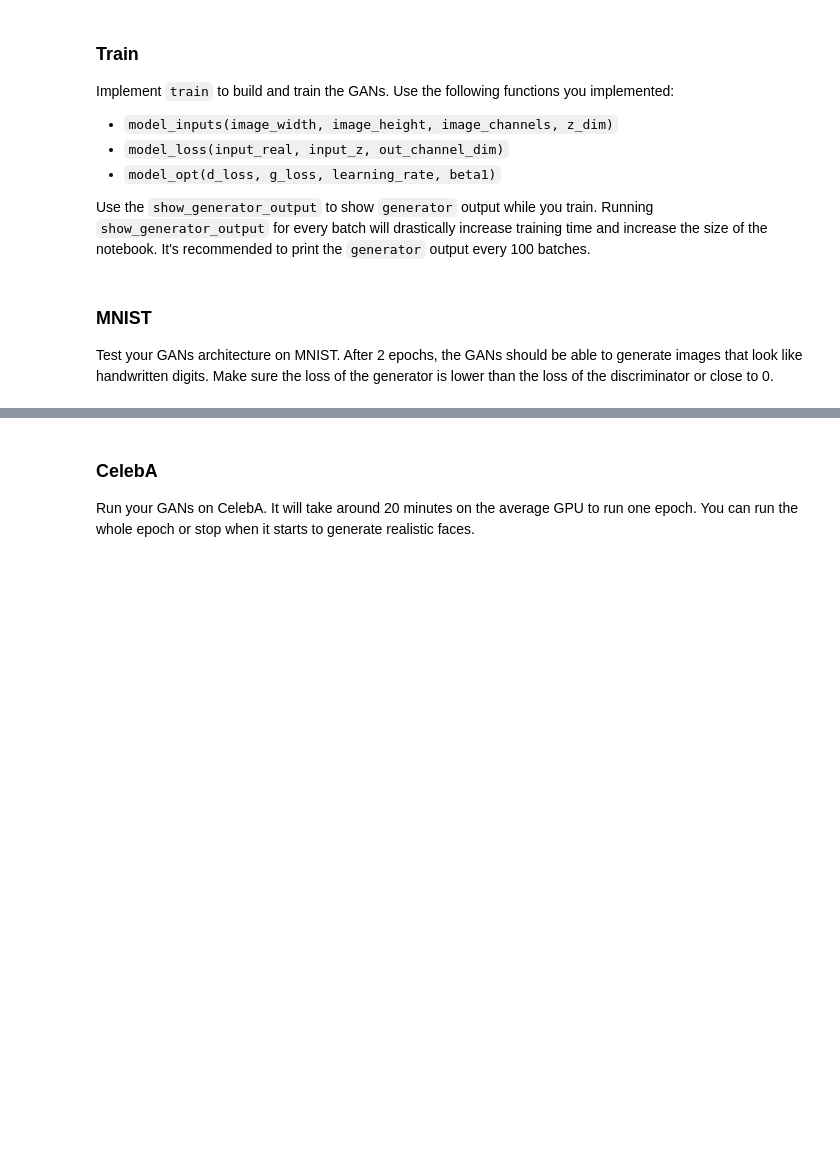
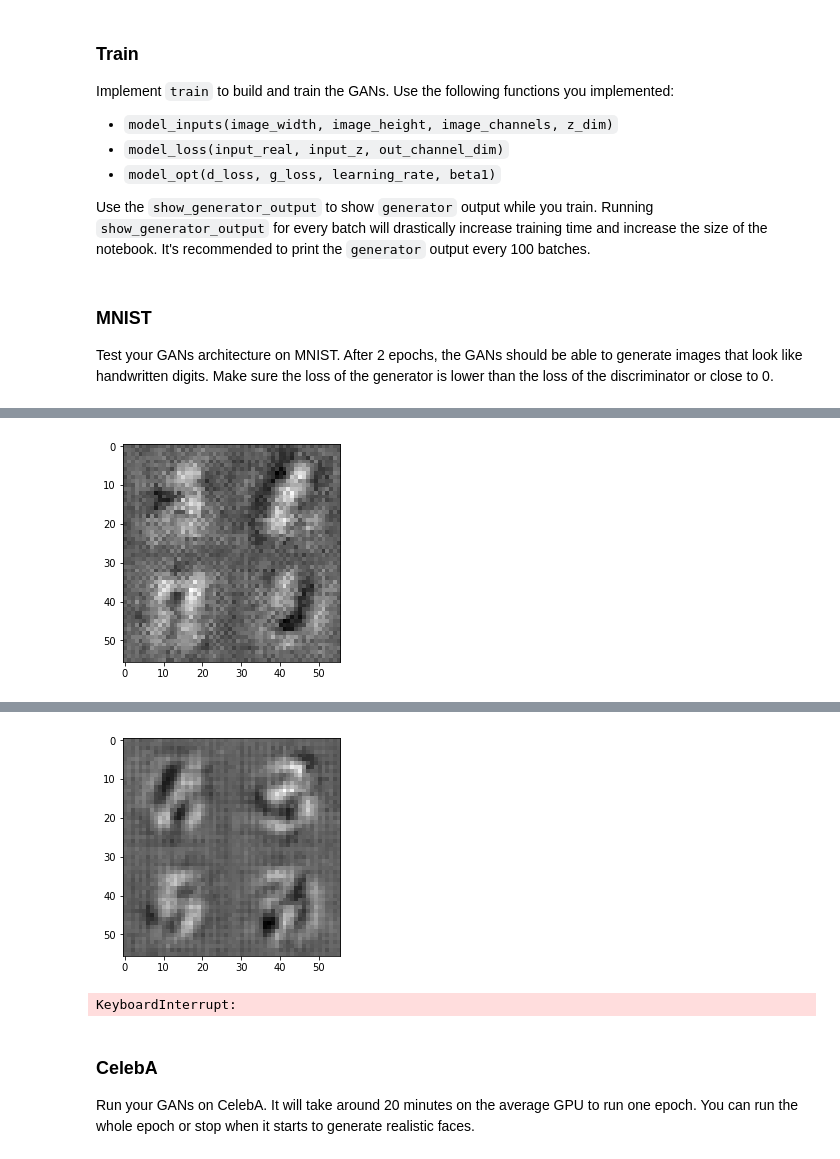
Before and after one commit to sisnkemp/deep-learning, a Jupyter notebook: face_generation/dlnd_face_generation.ipynb, the cells around one changed output, grey strips where cells are left out. Cells and saved outputs as stored; diff of their text form; code cells hidden in the pictures; blank space fills up the shorter version.

```diff
--- a/face_generation/dlnd_face_generation.ipynb
+++ b/face_generation/dlnd_face_generation.ipynb
@@ -114,9 +114,9 @@ def model_inputs(image_width, image_height, image_channels, z_dim):
     :param z_dim: The dimension of Z
     :return: Tuple of (tensor of real input images, tensor of z data, learning rate)
     """
-    real_input = tf.placeholder(tf.float32, [None, image_width, image_height, image_channels])
-    z_input = tf.placeholder(tf.float32, [None, z_dim])
-    lr = tf.placeholder(tf.float32)
+    real_input = tf.placeholder(tf.float32, [None, image_width, image_height, image_channels], name = 'real')
+    z_input = tf.placeholder(tf.float32, [None, z_dim], name = 'z')
+    lr = tf.placeholder(tf.float32, name = 'learning_rate')
 
     return real_input, z_input, lr
 
@@ -331,10 +331,9 @@ def train(epoch_count, batch_size, z_dim, learning_rate, beta1, get_batches, dat
             for batch_images in get_batches(batch_size):
                 n += 1
 
-                batch_z = np.random_uniform(-1, 1, size = (batch_size, z_dim))
-
-                sess.run(d_opt, feed_dict = {input_real: batch_images, input_z: batch_z})
-                sess.run(g_opt, feed_dict = {input_real: batch_images, input_z: batch_z})
+                batch_z = np.random.uniform(-1, 1, size = (batch_size, z_dim))
+                sess.run(d_opt, feed_dict = {input_real: batch_images, input_z: batch_z, lr: learning_rate})
+                sess.run(g_opt, feed_dict = {input_real: batch_images, input_z: batch_z, lr: learning_rate})
 
                 if n % 100 == 0:
                     train_g_loss = g_loss.eval({input_real: batch_images, input_z: batch_z})
@@ -349,10 +348,10 @@ def train(epoch_count, batch_size, z_dim, learning_rate, beta1, get_batches, dat
 ### MNIST
 Test your GANs architecture on MNIST.  After 2 epochs, the GANs should be able to generate images that look like handwritten digits.  Make sure the loss of the generator is lower than the loss of the discriminator or close to 0.
 # %%
-batch_size = None
-z_dim = None
-learning_rate = None
-beta1 = None
+batch_size = 64
+z_dim = 100
+learning_rate = 0.0002
+beta1 = 0.5
 
 
 """
@@ -364,3 +363,4 @@ mnist_dataset = helper.Dataset('mnist', glob(os.path.join(data_dir, 'mnist/*.jpg
 with tf.Graph().as_default():
     train(epochs, batch_size, z_dim, learning_rate, beta1, mnist_dataset.get_batches,
           mnist_dataset.shape, mnist_dataset.image_mode)
+# %% [output]
@@ -366,0 +368 @@ with tf.Graph().as_default():
+[figure, added]
@@ -367,3 +370,5 @@ with tf.Graph().as_default():
+[figure, added]
+KeyboardInterrupt:
 # %% [markdown]
 ### CelebA
 Run your GANs on CelebA.  It will take around 20 minutes on the average GPU to run one epoch.  You can run the whole epoch or stop when it starts to generate realistic faces.
```
Also changed, not shown: parts of 1 cell of this notebook.
